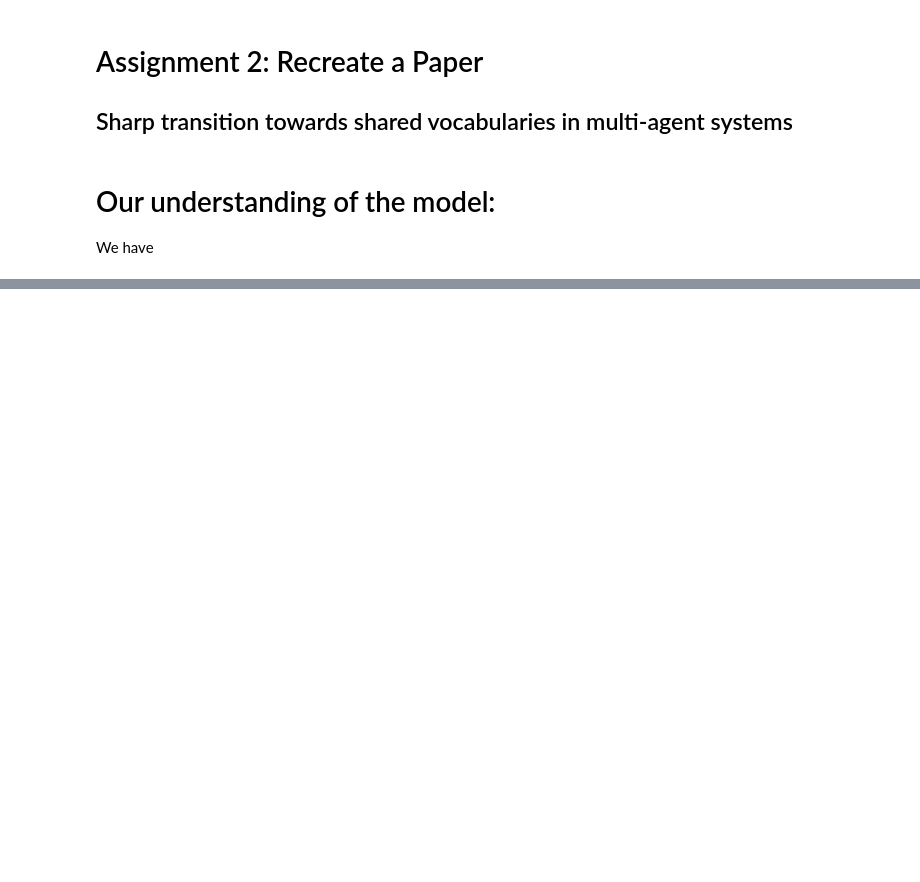
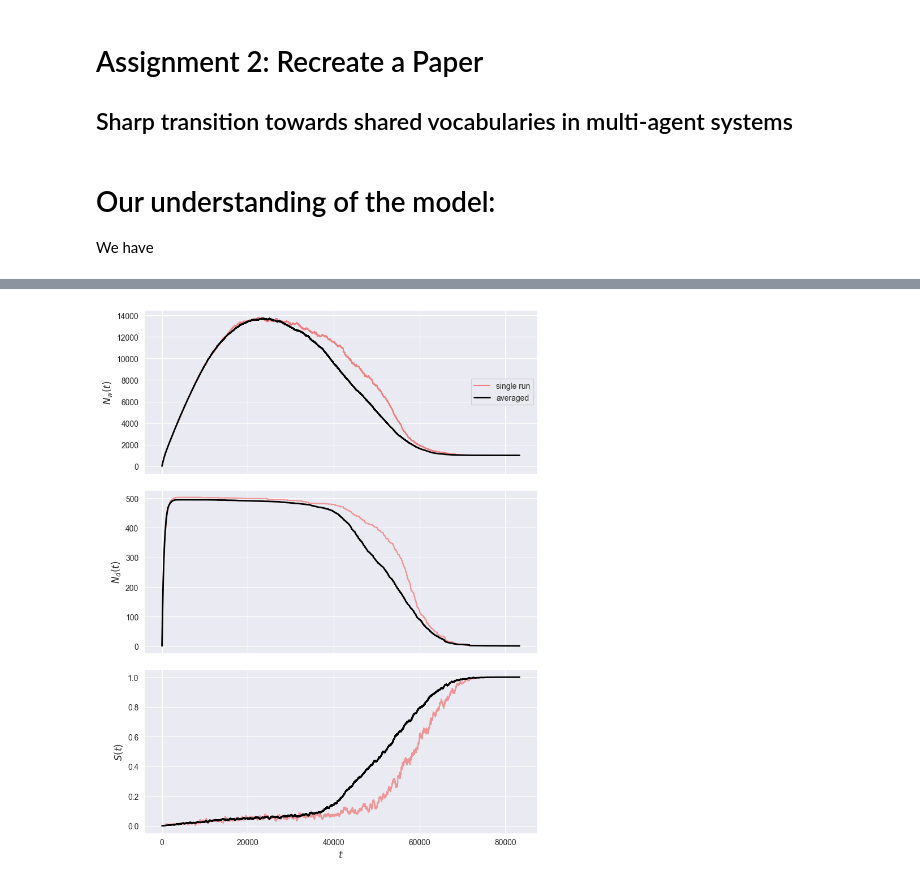
Before and after one commit to jaklvinc/CMSS-TUGraz-2026, a Jupyter notebook: hw2/Assignment2.ipynb, the cells around one changed output, grey strips where cells are left out. Cells and saved outputs as stored; diff of their text form; code cells hidden in the pictures; blank space fills up the shorter version.

```diff
--- a/hw2/Assignment2.ipynb
+++ b/hw2/Assignment2.ipynb
@@ -146,0 +193,29 @@ sns.lineplot(data['all_words'])
+# %%
+
+fig, axes = plt.subplots(3, 1, figsize=(8, 10), sharex=True)
+
+axes[0].plot(single_data['all_words'], color='lightcoral', label='single run')
+axes[0].plot(avg_nw, color='black', linewidth=2, label='averaged')
+axes[0].set_ylabel('$N_w(t)$', fontsize=12)
+axes[0].legend(loc='center right')
+
+axes[1].plot(single_data['unique_words'], color='lightcoral', alpha=0.8)
+axes[1].plot(avg_nd, color='black', linewidth=2)
+axes[1].set_ylabel('$N_d(t)$', fontsize=12)
+
+
+# apply a rolling window here
+single_s_rolling = single_data['success'].rolling(window=500, min_periods=1).mean()
+axes[2].plot(single_s_rolling, color='lightcoral', alpha=0.8)
+axes[2].plot(avg_s.rolling(window=500, min_periods=1).mean(), color='black', linewidth=2)
+axes[2].set_ylabel('$S(t)$', fontsize=12)
+axes[2].set_xlabel('$t$', fontsize=12)
+
+# for ax in axes:
+#     ax.set_xlim(left=0)
+
+plt.tight_layout()
+plt.subplots_adjust(hspace=0.1)
+plt.show()
+# %% [output]
+[figure, added]
```
Also changed, not shown: parts of 9 cells of this notebook.
